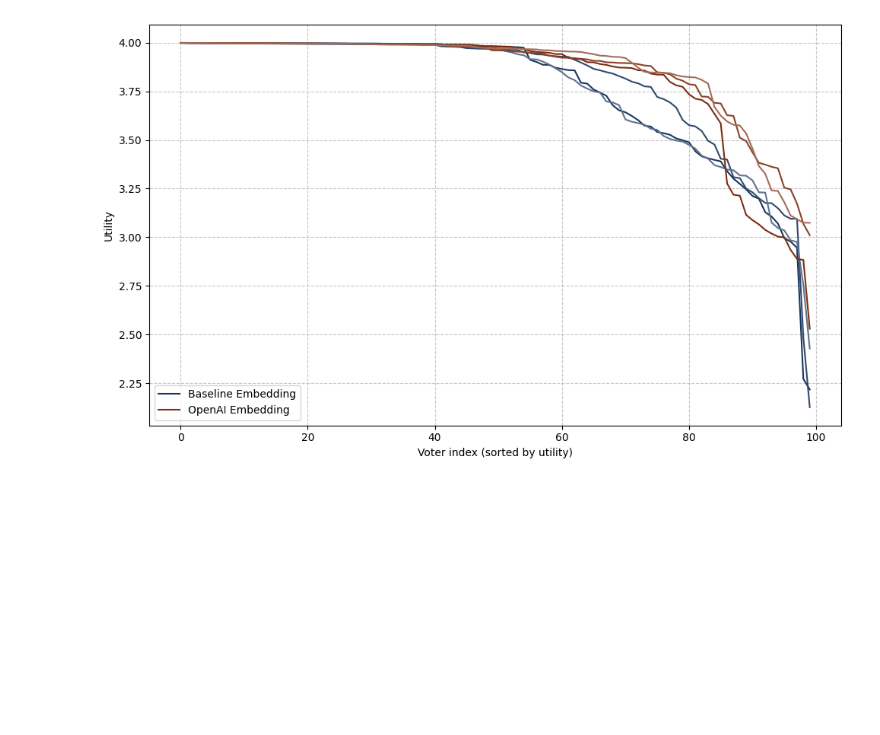
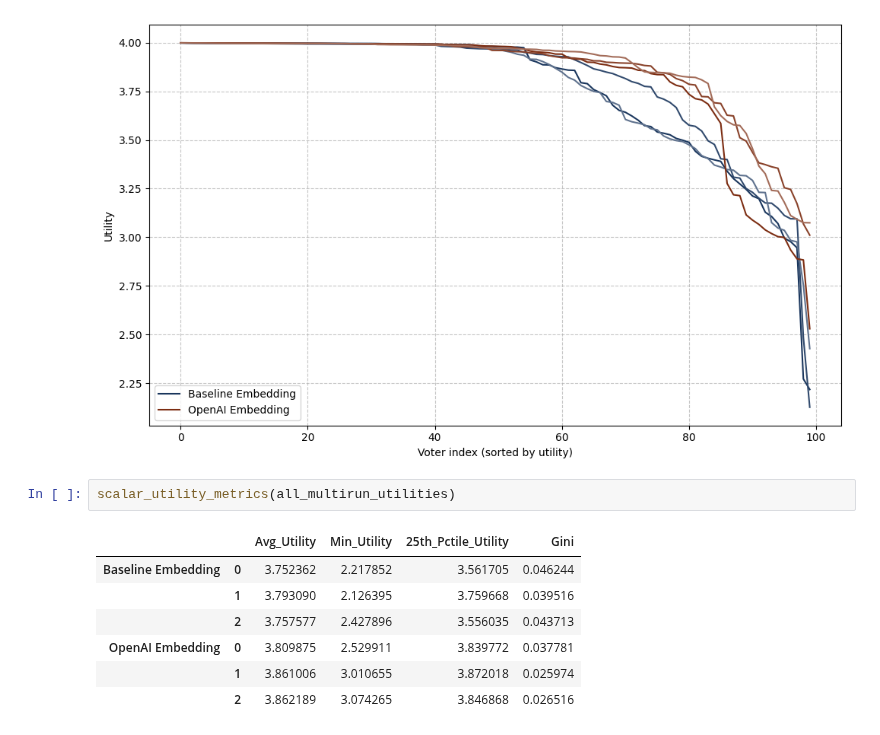
Before and after one commit to aaron-sandoval/generative_social_choice, a Jupyter notebook: generative_social_choice/plots/ablation_embeddings.ipynb, the cells around one changed output. Saved outputs shown, nothing was run; the diff lists cells and outputs as text; blank space fills up the shorter version.

Commit message:
Add scalar metrics

```diff
--- a/generative_social_choice/plots/ablation_embeddings.ipynb
+++ b/generative_social_choice/plots/ablation_embeddings.ipynb
@@ -144,3 +144,13 @@ from generative_social_choice.utils.postprocessing import plot_sorted_utility_di
 embedding_ablation_multi_fig = plot_sorted_utility_distributions(all_multirun_utilities.dropna(axis=1, how="any"))
 # %% [output]
 [figure]
+# %%
+scalar_utility_metrics(all_multirun_utilities)
+# %% [output]
+|  |  | Avg_Utility | Min_Utility | 25th_Pctile_Utility | Gini |
+| Baseline Embedding | 0 | 3.752362 | 2.217852 | 3.561705 | 0.046244 |
+|  | 1 | 3.793090 | 2.126395 | 3.759668 | 0.039516 |
+|  | 2 | 3.757577 | 2.427896 | 3.556035 | 0.043713 |
+| OpenAI Embedding | 0 | 3.809875 | 2.529911 | 3.839772 | 0.037781 |
+|  | 1 | 3.861006 | 3.010655 | 3.872018 | 0.025974 |
+|  | 2 | 3.862189 | 3.074265 | 3.846868 | 0.026516 |
```
